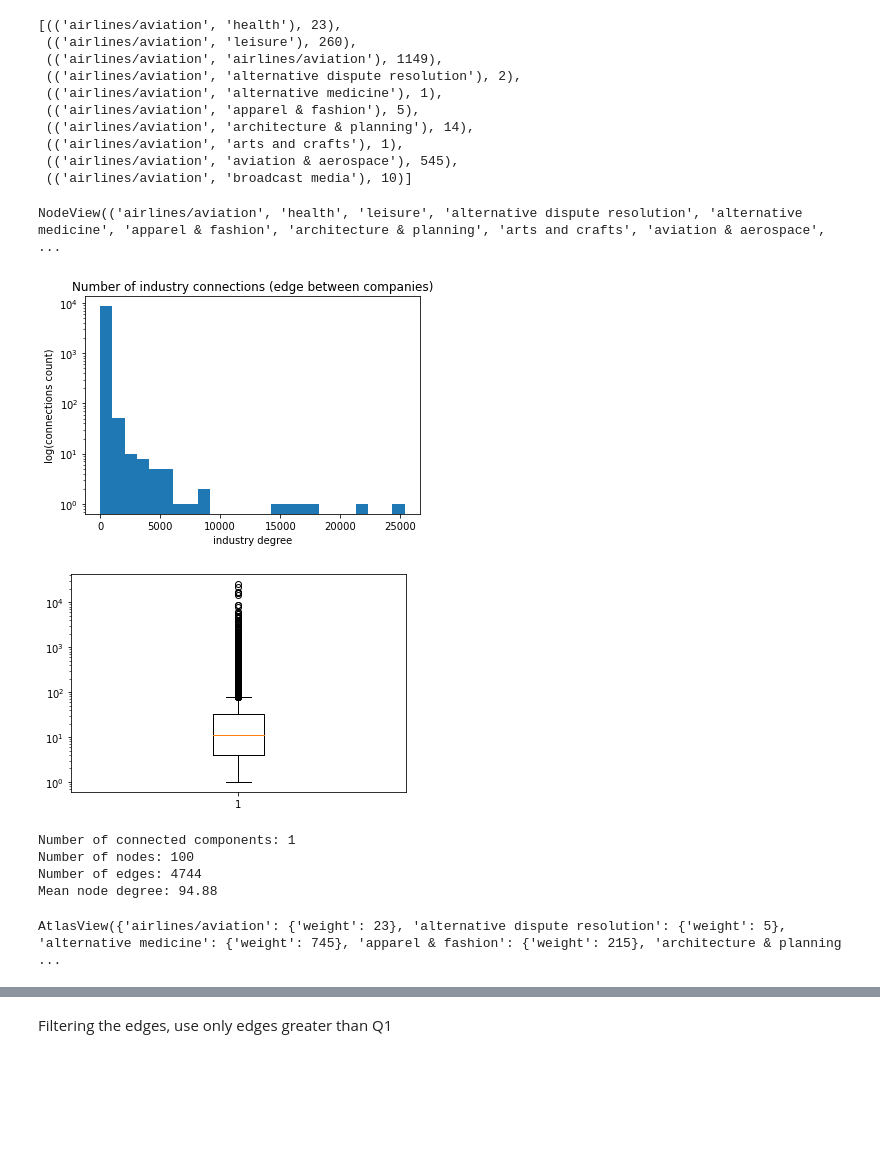
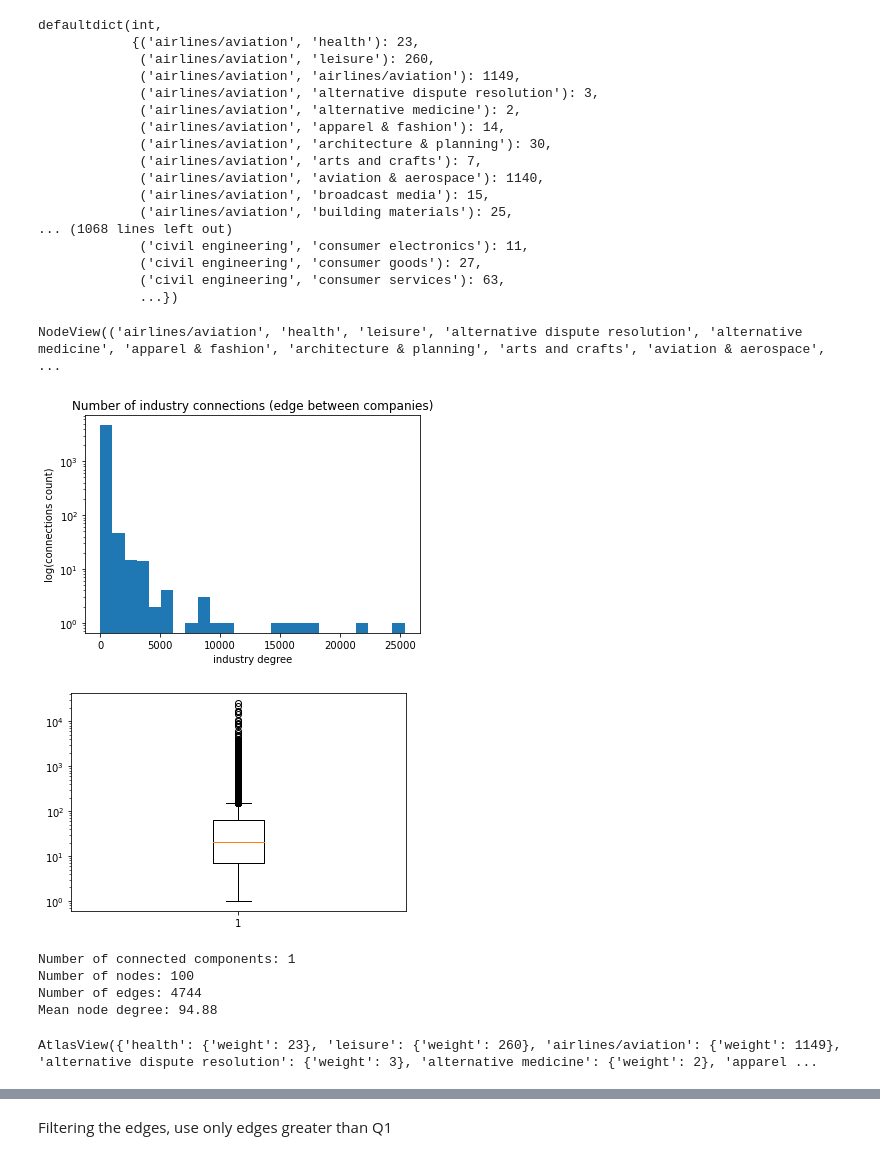
Before and after one commit to snirlugassy/data-science-lab-project, a Jupyter notebook: industry_graph.ipynb, the cells around one changed output, grey strips where cells are left out. Saved outputs shown, nothing was run; the diff lists cells and outputs as text; code cells hidden in the pictures; blank space fills up the shorter version.

```diff
--- a/industry_graph.ipynb
+++ b/industry_graph.ipynb
@@ -9,21 +10,31 @@ def parse_node(s):
     x,y = tuple(_x.replace('"','') for _x in json.loads(x)), json.loads(y)
     return x,y
 
+edges = defaultdict(int)
 with open('industry_map_reduce.txt', 'r') as graph_file:
-    edges = [parse_node(line) for line in graph_file.readlines()]
+    for line in graph_file.readlines():
+        _node, _w = parse_node(line)
+        edges[tuple(sorted(_node))] += _w
 
-edges[:10]
+edges
 # %% [output]
-[(('airlines/aviation', 'health'), 23),
- (('airlines/aviation', 'leisure'), 260),
- (('airlines/aviation', 'airlines/aviation'), 1149),
- (('airlines/aviation', 'alternative dispute resolution'), 2),
- (('airlines/aviation', 'alternative medicine'), 1),
- (('airlines/aviation', 'apparel & fashion'), 5),
- (('airlines/aviation', 'architecture & planning'), 14),
- (('airlines/aviation', 'arts and crafts'), 1),
- (('airlines/aviation', 'aviation & aerospace'), 545),
- (('airlines/aviation', 'broadcast media'), 10)]
+defaultdict(int,
+            {('airlines/aviation', 'health'): 23,
+             ('airlines/aviation', 'leisure'): 260,
+             ('airlines/aviation', 'airlines/aviation'): 1149,
+             ('airlines/aviation', 'alternative dispute resolution'): 3,
+             ('airlines/aviation', 'alternative medicine'): 2,
+             ('airlines/aviation', 'apparel & fashion'): 14,
+             ('airlines/aviation', 'architecture & planning'): 30,
+             ('airlines/aviation', 'arts and crafts'): 7,
+             ('airlines/aviation', 'aviation & aerospace'): 1140,
+             ('airlines/aviation', 'broadcast media'): 15,
+             ('airlines/aviation', 'building materials'): 25,
+... (1068 lines left out)
+             ('civil engineering', 'consumer electronics'): 11,
+             ('civil engineering', 'consumer goods'): 27,
+             ('civil engineering', 'consumer services'): 63,
+             ...})
 # %%
 graph = nx.Graph()
 
@@ -34,22 +45,22 @@ graph.nodes
 # %% [output]
 NodeView(('airlines/aviation', 'health', 'leisure', 'alternative dispute resolution', 'alternative medicine', 'apparel & fashion', 'architecture & planning', 'arts and crafts', 'aviation & aerospace', ...
 # %%
-weights = np.array([e[1] for e in edges])
+weights = edges.values()
 plt.figure()
 plt.title('Number of industry connections (edge between companies)')
 plt.ylabel('log(connections count)')
 plt.xlabel('industry degree')
 plt.hist(weights, bins=25)
 plt.yscale('log')
 plt.show()
 # %% [output]
-[figure, old version]
+[figure, new version]
 # %%
-plt.boxplot(weights, )
+plt.boxplot(weights)
 plt.yscale('log')
 plt.show()
 # %% [output]
-[figure, old version]
+[figure, new version]
 # %%
 num_connected_components = len(list(nx.connected_components(graph)))
 print('Number of connected components:', num_connected_components)
@@ -67,10 +78,10 @@ Number of connected components: 1
 Number of nodes: 100
 Number of edges: 4744
 Mean node degree: 94.88
-# %%
-graph['health']
-# %% [output]
-AtlasView({'airlines/aviation': {'weight': 23}, 'alternative dispute resolution': {'weight': 5}, 'alternative medicine': {'weight': 745}, 'apparel & fashion': {'weight': 215}, 'architecture & planning ...
+# %%
+graph['airlines/aviation']
+# %% [output]
+AtlasView({'health': {'weight': 23}, 'leisure': {'weight': 260}, 'airlines/aviation': {'weight': 1149}, 'alternative dispute resolution': {'weight': 3}, 'alternative medicine': {'weight': 2}, 'apparel ...
 # %%
 plt.figure(figsize=(20,10))
 nx.draw(graph, with_labels=True, )
```
Also changed, not shown: parts of 10 cells of this notebook, 1 other file.
